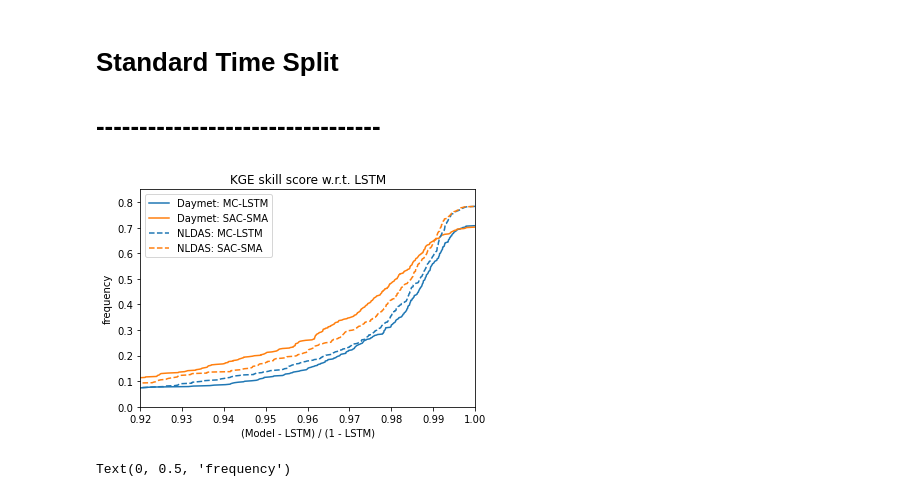
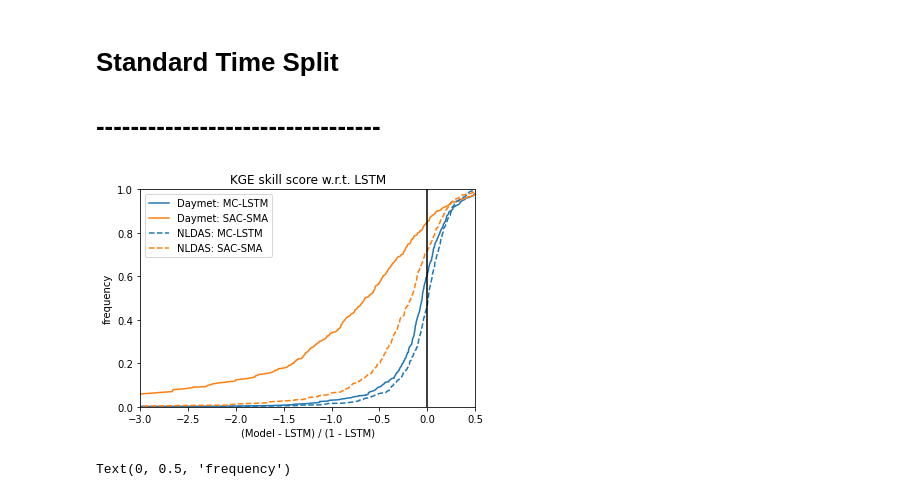
Before and after one commit to jmframe/mclstm_2021_mass_balance, a Jupyter notebook: results/paper_table-ens.ipynb, the cells around one changed output. Saved outputs shown, nothing was run; the diff lists cells and outputs as text; code cells hidden in the pictures.

```diff
--- a/results/paper_table-ens.ipynb
+++ b/results/paper_table-ens.ipynb
@@ -201,8 +201,12 @@ for forcing_type in ['nldas', 'daymet']:
         except:
             continue
 # %%
-with open("statistics_table_st1.pkl", 'wb') as fb:
-    pkl.dump(st1_dict, fb)
+if True:
+    with open("statistics_table_st1.pkl", 'wb') as fb:
+        pkl.dump(st1_dict, fb)
+else:
+    with open('statistics_table_st1.pkl', 'rb') as fb:
+        st1_dict = pkl.load(fb)
 # %%
 table_metrics = ['NSE','KGE','Pearson-r','Alpha-NSE','Beta-NSE','FHV','FLV','FMS']
 # %%
@@ -217,38 +221,38 @@ for metric in table_metrics:
 
 for forcing_type in ['daymet','nldas']:
     kgess_st1_dict[forcing_type]['MC-LSTM'] = (np.array(st1_dict[forcing_type]["KGE"]["mc"]) - \
-                                                    np.array(st1_dict[forcing_type][metric]["lstm"])) / \
-                                                   (1 - np.array(st1_dict[forcing_type][metric]["lstm"]))
+                                                    np.array(st1_dict[forcing_type]["KGE"]["lstm"])) / \
+                                                   (1 - np.array(st1_dict[forcing_type]["KGE"]["lstm"]))
 for forcing_type in ['daymet','nldas']:
     kgess_st1_dict[forcing_type]['SAC-SMA'] = (np.array(st1_dict[forcing_type]["KGE"]["sac"]) - \
-                                                    np.array(st1_dict[forcing_type][metric]["lstm"])) / \
-                                                   (1 - np.array(st1_dict[forcing_type][metric]["lstm"]))
+                                                    np.array(st1_dict[forcing_type]["KGE"]["lstm"])) / \
+                                                   (1 - np.array(st1_dict[forcing_type]["KGE"]["lstm"]))
 # %%
 colz = ['#1f77b4', '#ff7f0e', '#2ca02c', '#bdbdbd']
 
 yvalues = list(range(len(kgess_st1_dict['daymet']['SAC-SMA'])))
 for i, _ in enumerate(yvalues):
     yvalues[i] = yvalues[i]/len(yvalues)
 
 
 fig = plt.figure()
 ax = fig.add_subplot()
-
 ax.plot(np.sort(kgess_st1_dict['daymet']['MC-LSTM']), yvalues, label='Daymet: MC-LSTM', c=colz[0])
 ax.plot(np.sort(kgess_st1_dict['daymet']['SAC-SMA']), yvalues, label='Daymet: SAC-SMA', c=colz[1])
 ax.plot(np.sort(kgess_st1_dict['nldas']['MC-LSTM']), yvalues, label='NLDAS: MC-LSTM', c=colz[0], ls='--')
 ax.plot(np.sort(kgess_st1_dict['nldas']['SAC-SMA']), yvalues, label='NLDAS: SAC-SMA', c=colz[1], ls='--')
-ax.set_xlim([0.92,1])
-ax.set_ylim([0,.85])
+ax.plot([0,0], [0,1], c='k')
+ax.set_xlim([-3,.5])
+ax.set_ylim([0,1])
 plt.legend()
 plt.title("KGE skill score w.r.t. LSTM")
 plt.xlabel("(Model - LSTM) / (1 - LSTM)")
 plt.ylabel("frequency")
 
 plt.show()
 plt.close()
 # %% [output]
-[figure, old version]
+[figure, new version]
 # %%
 yvalues = list(range(len(lower_bound_st1_dict['NSE']['daymet'])))
 for i, _ in enumerate(yvalues):
```
Also changed, not shown: parts of 4 cells of this notebook, 21 other files.
